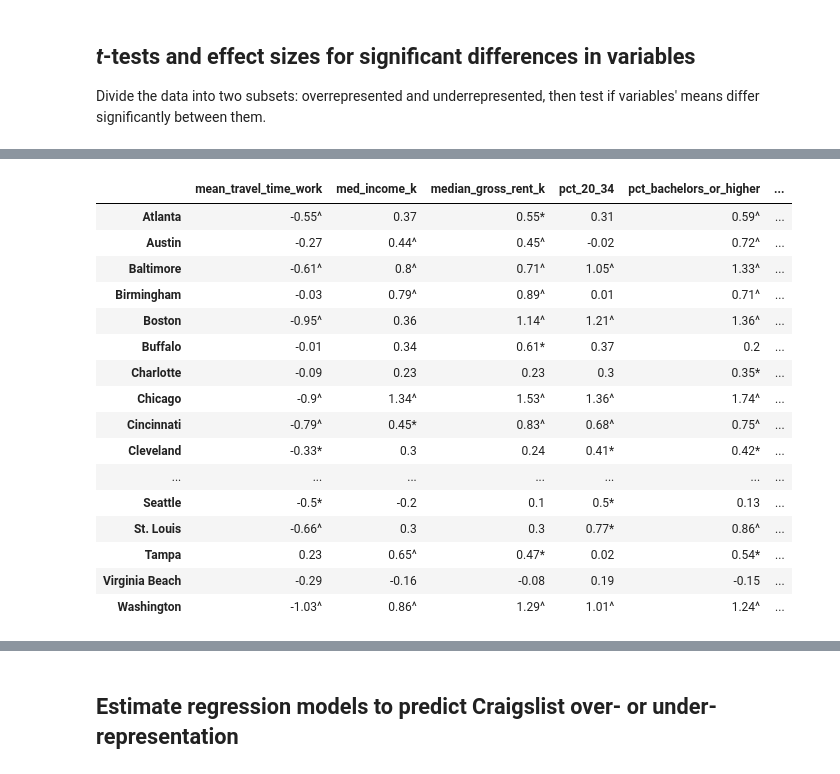
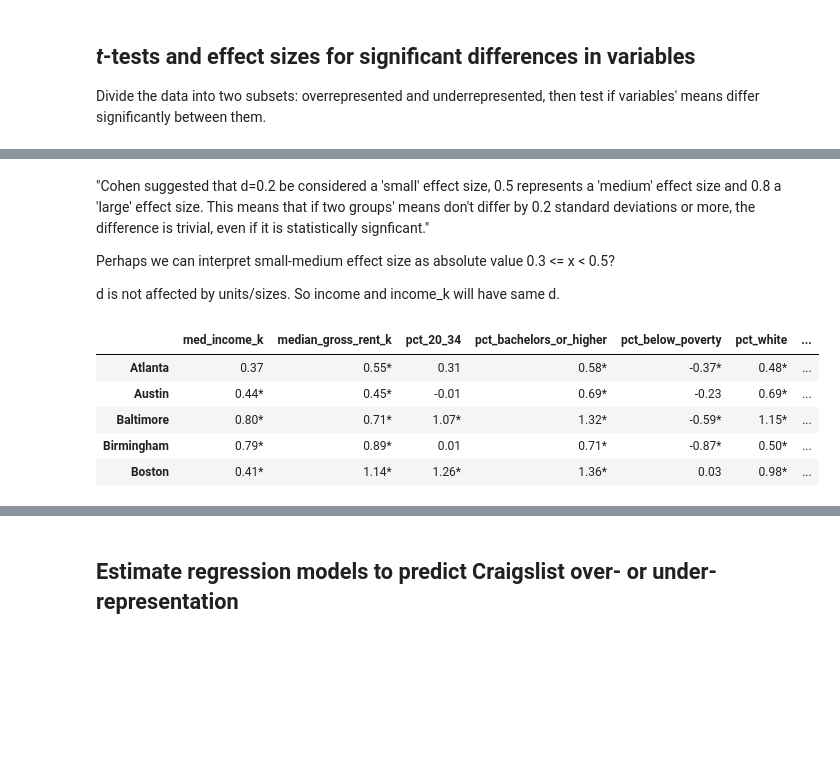
Before and after one commit to gboeing/representation-listings, a Jupyter notebook: 07-analysis.ipynb, the cells around one changed output, grey strips where cells are left out. Saved outputs shown, nothing was run; the diff lists cells and outputs as text; code cells hidden in the pictures; blank space fills up the shorter version.

```diff
--- a/07-analysis.ipynb
+++ b/07-analysis.ipynb
@@ -49,5 +61,5 @@ print(len(over), len(under))
 # %%
 # make a dummy to indicate if tract is overrepresented
-df['is_over'] = df[overrepresent_var].map(lambda x: 1 if x > 1 else 0)
+df['is_over'] = df[overrepresent_var].map(lambda x: 1 if x > overrepresent_value else 0)
 df['is_over'].value_counts()
 # %% [output]
@@ -56,0 +126,11 @@ Name: is_over, dtype: int64
+# %%
+# now examine gini coefficients for each city
+data = {}
+for name, group in df.groupby('place_name'):
+
+    data[name] = {'clist_gini' : gini(group['clist_count']),
+                  'prop_gini' : gini(group['prop_count'])}
+
+ginis = pd.DataFrame(data).T
+ginis['ratio'] = ginis['clist_gini'] / ginis['prop_gini']
+ginis.sort_values(by = 'ratio', ascending=False).round(3)
@@ -59,17 +159,6 @@ Name: is_over, dtype: int64
 
 Divide the data into two subsets: overrepresented and underrepresented, then test if variables' means differ significantly between them.
 # %%
-# t-test: how do demographic vars differ between the two data sets?
-variables = ['pct_hispanic', 'pct_white', 'pct_black', 'pct_single_fam_detached',
-             'med_home_value_k', 'med_rooms_in_house', 'pct_built_before_1940',
-             'pct_renting', 'renter_occupied_units_km', 'rental_vacancy_rate',
-             'renter_household_size', 'med_income_k', 'mean_travel_time_work',
-             'pct_commute_drive_alone', 'pct_below_poverty', 'median_age',
-             'pct_nonrelatives_household', 'pct_same_residence_year_ago',
-             'pct_bachelors_or_higher', 'pct_english_only', 'pct_foreign_born',
-             'pop_density_k_km', 'pct_20_34', 'pct_burden', 'distance_to_center_km',
-             'pct_white_change_2012_2015', 'median_gross_rent_k']
-
 # effect size: as cohen's d
 def cohen_d(x, y):
     nx = len(x)
@@ -86,9 +175,9 @@ def test_variables(subset1, subset2, variables):
         t_statistic, p_value = ttest_ind(a=a, b=b, equal_var=False, nan_policy='omit')
         diff = subset1[var].mean() - subset2[var].mean()
         d_value = cohen_d(x=a, y=b)
-        test_results[var] = {'diff_mean' : round(diff, 2),
+        test_results[var] = {'diff_mean' : round(diff, 3),
                              't_stat' : round(t_statistic, 2),
-                             'p_value' : round(p_value, 3),
+                             'p_val' : round(p_value, 3),
                              'cohen_d' : round(d_value, 2)}
     return test_results
 # %%
@@ -117,10 +207,17 @@ effect_sizes.reindex(columns=['cohen_d', 'diff_mean', 't_stat', 'p_value'])
+# %% [markdown]
+"Cohen suggested that d=0.2 be considered a 'small' effect size, 0.5 represents a 'medium' effect size and 0.8 a 'large' effect size. This means that if two groups' means don't differ by 0.2 standard deviations or more, the difference is trivial, even if it is statistically signficant."
+
+Perhaps we can interpret small-medium effect size as absolute value 0.3 <= x < 0.5?
+
+d is not affected by units/sizes. So income and income_k will have same d.
 # %%
-variables_subset = ['pct_white', 'pct_nonrelatives_household', 'pct_below_poverty', 'pct_20_34',
-                    'pct_bachelors_or_higher', 'med_income_k', 'mean_travel_time_work', 'median_gross_rent_k']
+# look at some smaller subset of key variables of interest, per city
+predictors_key = ['pct_white', 'renter_household_size', 'pct_below_poverty', 'pct_20_34',
+                  'pct_bachelors_or_higher', 'med_income_k', 'median_gross_rent_k']
 
 def significance(p):
     if p <= 0.01:
-        return '^'
+        return '*'
     elif p <= 0.05:
         return '*'
     else:
@@ -131,29 +228,18 @@ for city, group in df.groupby('place_name'):
     mask = group[overrepresent_var] > 1
     group_over = group[mask]
     group_under = group[~mask]
-    group_results = test_variables(group_over, group_under, variables_subset)
-    var_d = {k:'{}{}'.format(v['cohen_d'], significance(v['p_value'])) for k, v in group_results.items()}
+    group_results = test_variables(group_over, group_under, predictors_key)
+    var_d = {k:'{:.2f}{}'.format(v['cohen_d'], significance(v['p_val'])) for k, v in group_results.items()}
     city_results[city] = var_d
 # %%
 city_effect_sizes = pd.DataFrame(city_results).T
 city_effect_sizes.index = city_effect_sizes.index.map(lambda x: x.split(', ')[0])
-city_effect_sizes
-#city_effect_sizes.sort_values(by='median_gross_rent')
+city_effect_sizes.head()
+#city_effect_sizes.sort_values(by='mean_travel_time_work')
 # %% [output]
-|  | mean_travel_time_work | med_income_k | median_gross_rent_k | pct_20_34 | pct_bachelors_or_higher | ... |
-| Atlanta | -0.55^ | 0.37 | 0.55* | 0.31 | 0.59^ | ... |
-| Austin | -0.27 | 0.44^ | 0.45^ | -0.02 | 0.72^ | ... |
-| Baltimore | -0.61^ | 0.8^ | 0.71^ | 1.05^ | 1.33^ | ... |
-| Birmingham | -0.03 | 0.79^ | 0.89^ | 0.01 | 0.71^ | ... |
-| Boston | -0.95^ | 0.36 | 1.14^ | 1.21^ | 1.36^ | ... |
-| Buffalo | -0.01 | 0.34 | 0.61* | 0.37 | 0.2 | ... |
-| Charlotte | -0.09 | 0.23 | 0.23 | 0.3 | 0.35* | ... |
-| Chicago | -0.9^ | 1.34^ | 1.53^ | 1.36^ | 1.74^ | ... |
-| Cincinnati | -0.79^ | 0.45* | 0.83^ | 0.68^ | 0.75^ | ... |
-| Cleveland | -0.33* | 0.3 | 0.24 | 0.41* | 0.42* | ... |
-| ... | ... | ... | ... | ... | ... | ... |
-| Seattle | -0.5* | -0.2 | 0.1 | 0.5* | 0.13 | ... |
-| St. Louis | -0.66^ | 0.3 | 0.3 | 0.77* | 0.86^ | ... |
-| Tampa | 0.23 | 0.65^ | 0.47* | 0.02 | 0.54* | ... |
-| Virginia Beach | -0.29 | -0.16 | -0.08 | 0.19 | -0.15 | ... |
-| Washington | -1.03^ | 0.86^ | 1.29^ | 1.01^ | 1.24^ | ... |
+|  | med_income_k | median_gross_rent_k | pct_20_34 | pct_bachelors_or_higher | pct_below_poverty | pct_white | ... |
+| Atlanta | 0.37 | 0.55* | 0.31 | 0.58* | -0.37* | 0.48* | ... |
+| Austin | 0.44* | 0.45* | -0.01 | 0.69* | -0.23 | 0.69* | ... |
+| Baltimore | 0.80* | 0.71* | 1.07* | 1.32* | -0.59* | 1.15* | ... |
+| Birmingham | 0.79* | 0.89* | 0.01 | 0.71* | -0.87* | 0.50* | ... |
+| Boston | 0.41* | 1.14* | 1.26* | 1.36* | 0.03 | 0.98* | ... |
```
Also changed, not shown: parts of 84 cells of this notebook, 3 other files.
